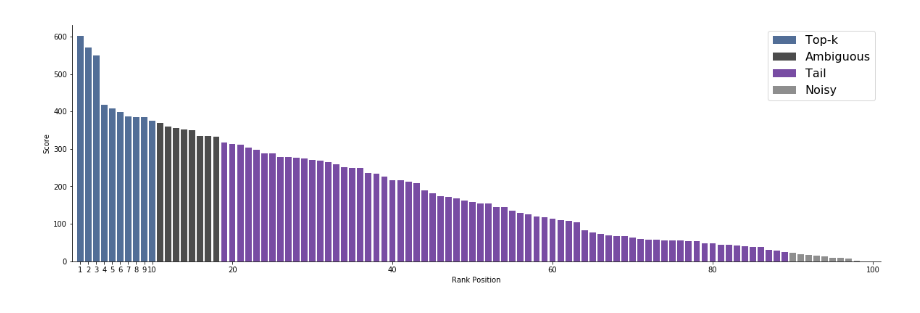
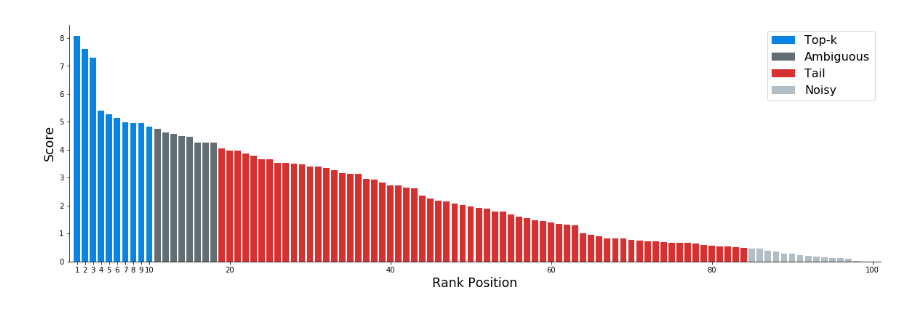
Before and after one commit to alberto-oliveira/ret-mr-learning, a Jupyter notebook: source/notebooks/mm_retrieval_29-05-2019.ipynb, the cells around one changed output. Saved outputs shown, nothing was run; the diff lists cells and outputs as text; code cells hidden in the pictures.

```diff
--- a/source/notebooks/mm_retrieval_29-05-2019.ipynb
+++ b/source/notebooks/mm_retrieval_29-05-2019.ipynb
@@ -36,7 +36,7 @@ import mpld3
 import numpy as np
 import pandas
 # %%
-data = read_rank('/home/alberto/phD/projects/performance_prediction/ret-mr-learning/input-ranks/places365/001.vgg16-L2sq/00036_alcove_00000724.jpg.rk')
+data = read_rank('/home/alberto/phD/projects/performance_prediction/ret-mr-learning/input-ranks/rank.v2/places365/001.vgg16-L2/00036_alcove_00000724.jpg.rk')
 
 data_ = data['score'][1:100]
 # %%
@@ -91,34 +128,34 @@ plt.savefig('/home/alberto/phD/projects/performance_prediction/ret-mr-learning/m
 # %%
 fig, ax = plt.subplots(1, sharey=True, sharex=True)
 fig.set_size_inches((20, 6))
 
 x = np.arange(1, data_.size+1)
 y = np.max(data_) - data_
 
 i = 18
-j = 88
+j = 83
 
-ctop = colors_from_cmap('Blues', 1.0)
-camb = colors_from_cmap('Greys', 1.0)
-c = colors_from_cmap('Purples', 1.0)
-cnoise = colors_from_cmap('Greys', 0.7)
+ctop = "#0984e3"
+camb = "#636e72"
+c = "#d63031"
+cnoise = "#b2bec3"
 
-ax.bar(x[0:10], y[0:10], color=ctop, alpha=0.7, label='Top-k')
-ax.bar(x[10:i], y[10:i], color=camb, alpha=0.7, label='Ambiguous')
-ax.bar(x[i:j+1], y[i:j+1], color=c, alpha=0.7, label='Tail')
-ax.bar(x[j+1:], y[j+1:], color=cnoise, alpha=0.7, label='Noisy')
+ax.bar(x[0:10], y[0:10], color=ctop, alpha=1, label='Top-k')
+ax.bar(x[10:i], y[10:i], color=camb, alpha=1, label='Ambiguous')
+ax.bar(x[i:j+1], y[i:j+1], color=c, alpha=1, label='Tail')
+ax.bar(x[j+1:], y[j+1:], color=cnoise, alpha=1, label='Noisy')
 
 ax.set_xlim(left=0.0, right=101)
 ax.set_xticks([x for x in range(1, 11)] + [x for x in range(20, 101, 20)])
-ax.set_xlabel('Rank Position')
+ax.set_xlabel('Rank Position', **dict(fontsize='xx-large'))
 
-ax.set_ylabel('Score')
+ax.set_ylabel('Score', **dict(fontsize='xx-large'))
 
 ax.spines['right'].set_visible(False)
 ax.spines['top'].set_visible(False)
 
 ax.legend(fontsize=16)
 
-plt.savefig('/home/alberto/phD/projects/performance_prediction/ret-mr-learning/misc./mm_retrieval_28-05-2019_div_rank.png')
+plt.savefig('/home/alberto/phD/thesis/figs/tail/tail_choice.svg')
 # %% [output]
-[figure, old version]
+[figure, new version]
```
Also changed, not shown: parts of 5 cells of this notebook, 15 other files.
